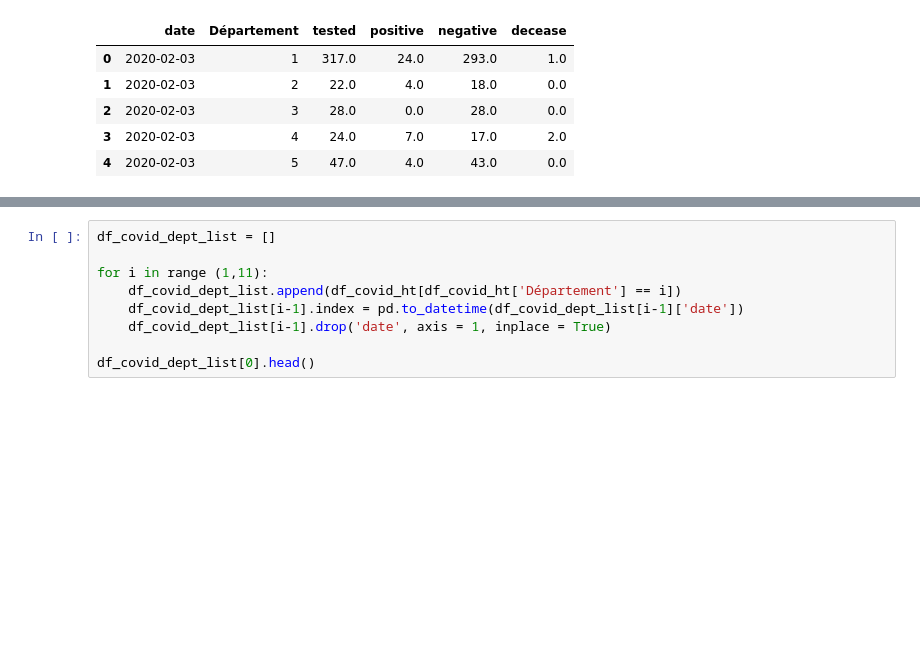
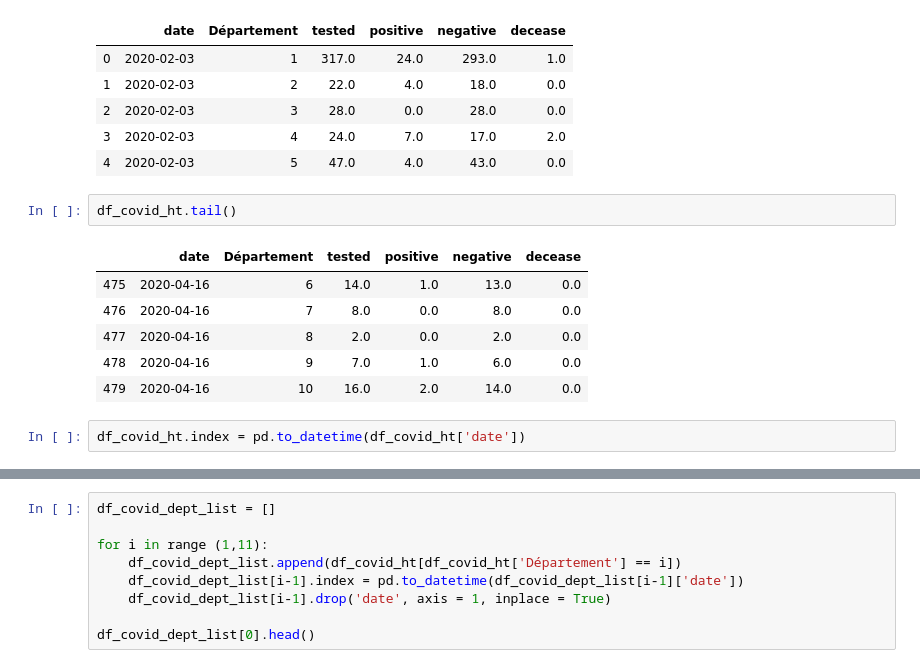
Before and after one commit to weinerkervens/Ayiti_Analytics_Capstone_Project, a Jupyter notebook: Notebooks/1- Notebook.ipynb, the cells around one changed output, grey strips where cells are left out. Saved outputs shown, nothing was run; the diff lists cells and outputs as text; blank space fills up the shorter version.

```diff
--- a/Notebooks/1- Notebook.ipynb
+++ b/Notebooks/1- Notebook.ipynb
@@ -541,3 +582,14 @@ df_covid_ht.head()
 | 2 | 2020-02-03 | 3 | 28.0 | 0.0 | 28.0 | 0.0 |
 | 3 | 2020-02-03 | 4 | 24.0 | 7.0 | 17.0 | 2.0 |
 | 4 | 2020-02-03 | 5 | 47.0 | 4.0 | 43.0 | 0.0 |
+# %%
+df_covid_ht.tail()
+# %% [output]
+|  | date | Département | tested | positive | negative | decease |
+| 475 | 2020-04-16 | 6 | 14.0 | 1.0 | 13.0 | 0.0 |
+| 476 | 2020-04-16 | 7 | 8.0 | 0.0 | 8.0 | 0.0 |
+| 477 | 2020-04-16 | 8 | 2.0 | 0.0 | 2.0 | 0.0 |
+| 478 | 2020-04-16 | 9 | 7.0 | 1.0 | 6.0 | 0.0 |
+| 479 | 2020-04-16 | 10 | 16.0 | 2.0 | 14.0 | 0.0 |
+# %%
+df_covid_ht.index = pd.to_datetime(df_covid_ht['date'])
```
Also changed, not shown: parts of 13 cells of this notebook, 2 other files.
